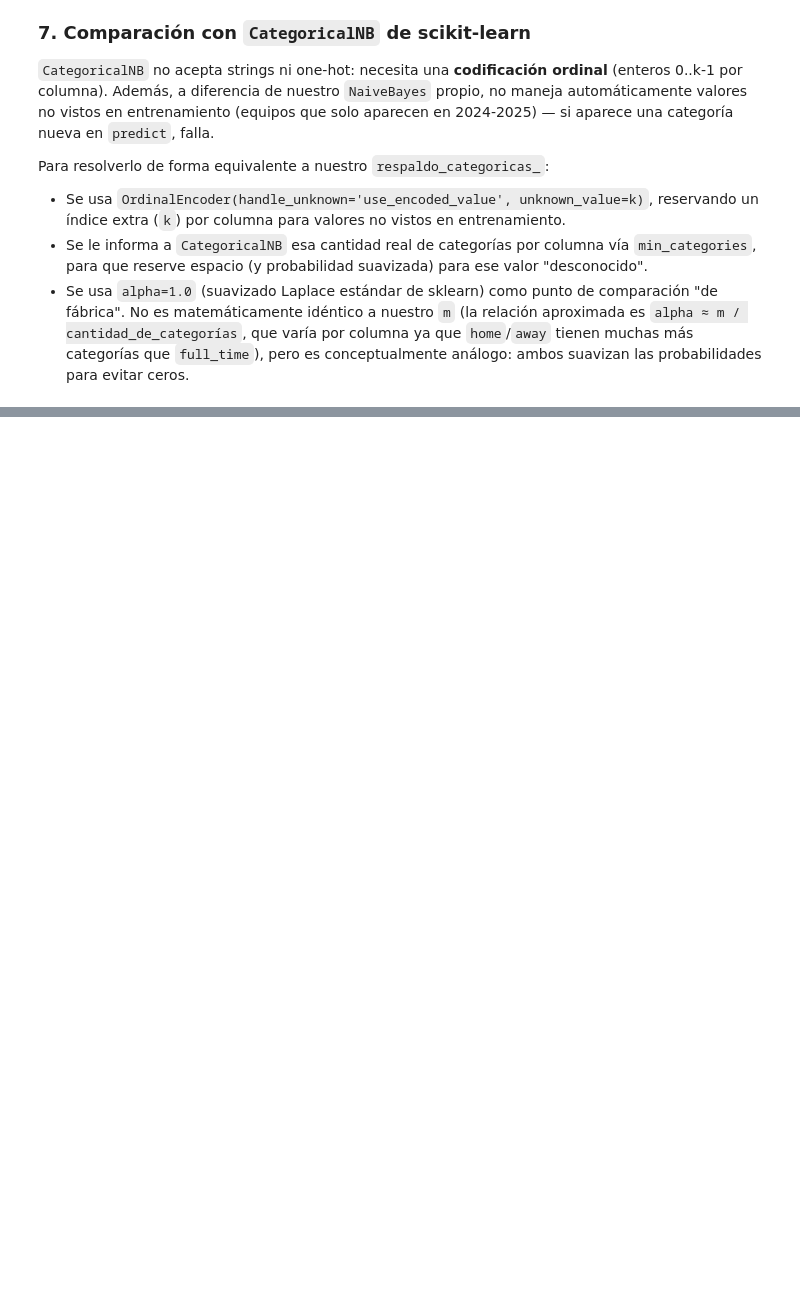
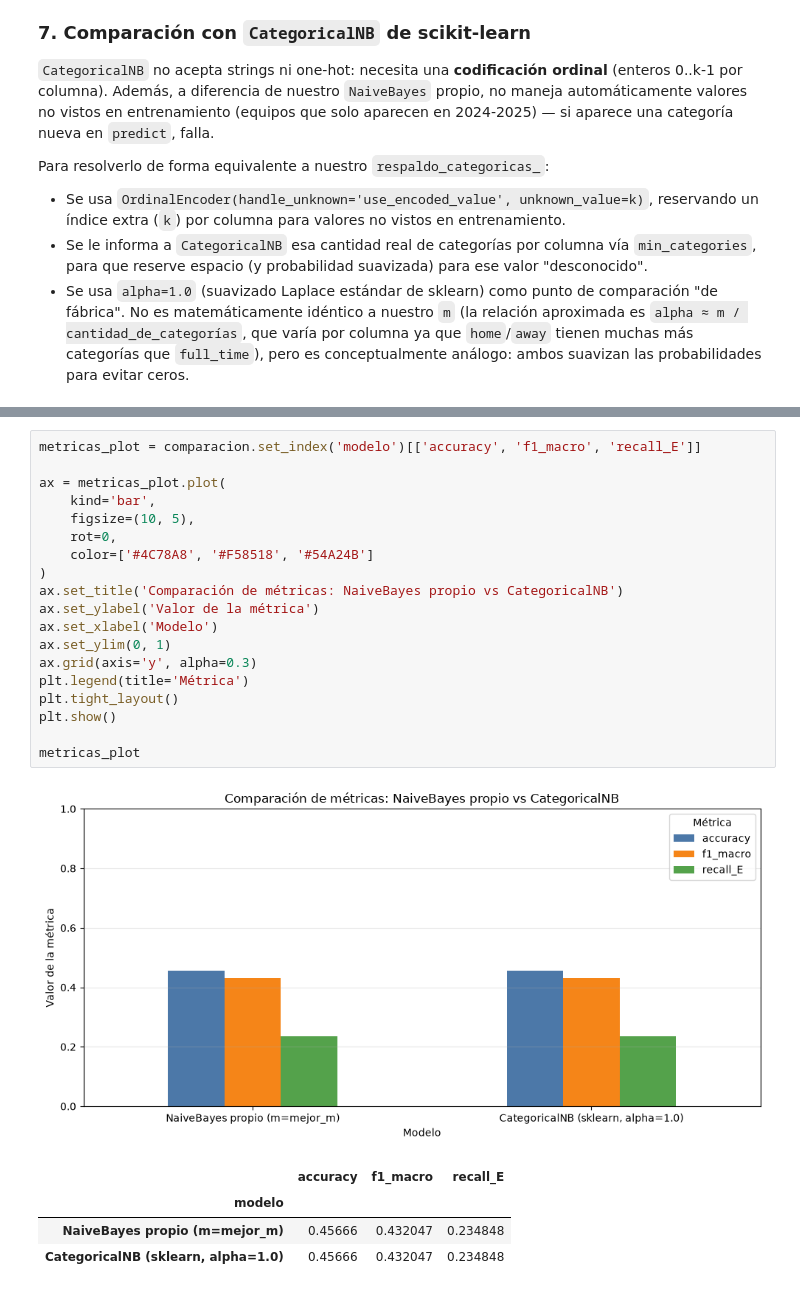
Before and after one commit to lugonca20/aprendaut_labs, a Jupyter notebook: tarea1/prueba_pipeline.ipynb, the cells around one changed output, grey strips where cells are left out. Cells and saved outputs as stored; diff of their text form; blank space fills up the shorter version.

```diff
--- a/tarea1/prueba_pipeline.ipynb
+++ b/tarea1/prueba_pipeline.ipynb
@@ -612,3 +933,28 @@ comparacion
+# %%
+metricas_plot = comparacion.set_index('modelo')[['accuracy', 'f1_macro', 'recall_E']]
+
+ax = metricas_plot.plot(
+    kind='bar',
+    figsize=(10, 5),
+    rot=0,
+    color=['#4C78A8', '#F58518', '#54A24B']
+)
+ax.set_title('Comparación de métricas: NaiveBayes propio vs CategoricalNB')
+ax.set_ylabel('Valor de la métrica')
+ax.set_xlabel('Modelo')
+ax.set_ylim(0, 1)
+ax.grid(axis='y', alpha=0.3)
+plt.legend(title='Métrica')
+plt.tight_layout()
+plt.show()
+
+metricas_plot
+# %% [output]
+[figure, added]
+|  | accuracy | f1_macro | recall_E |
+| modelo |  |  |  |
+| NaiveBayes propio (m=mejor_m) | 0.45666 | 0.432047 | 0.234848 |
+| CategoricalNB (sklearn, alpha=1.0) | 0.45666 | 0.432047 | 0.234848 |
 # %% [markdown]
 #### Conclusión de la comparación
 
```
Also changed, not shown: parts of 28 cells of this notebook, 1 other file.
